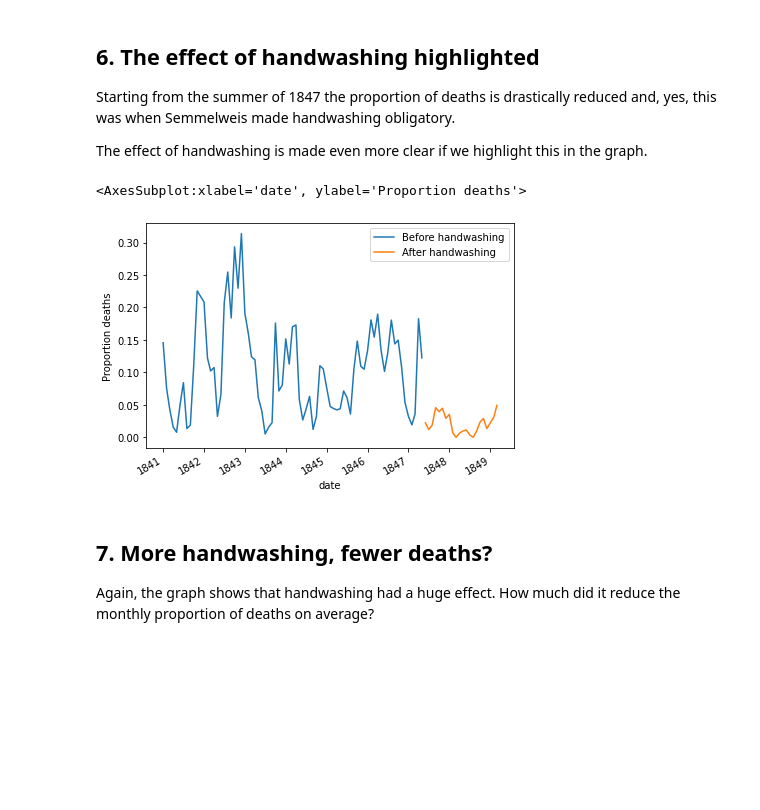
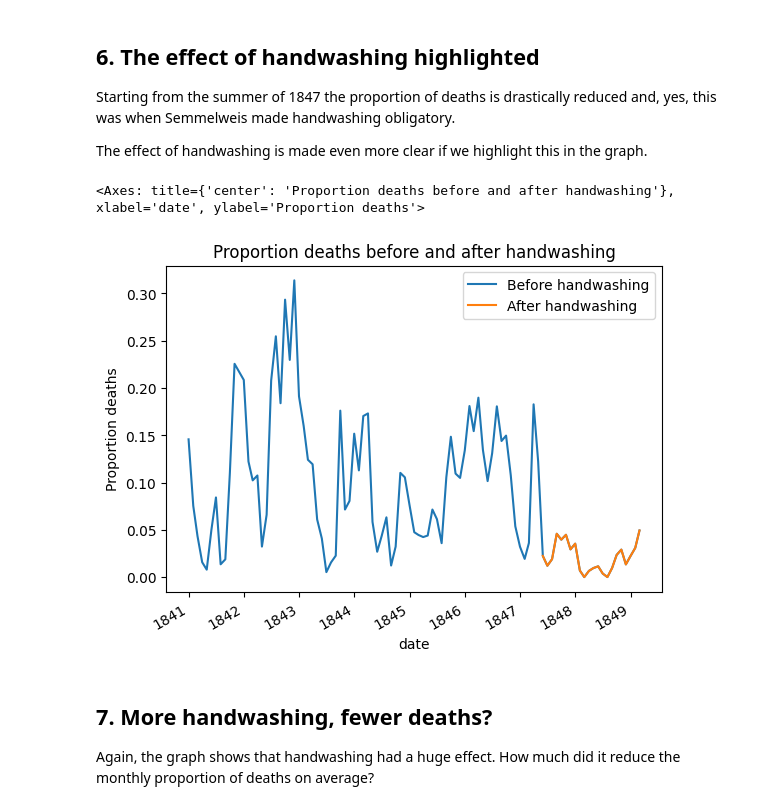
Before and after one commit to farvic/dr-semmelweis-handwashing, a Jupyter notebook: notebook.ipynb, the cells around one changed output. Saved outputs shown, nothing was run; the diff lists cells and outputs as text; code cells hidden in the pictures; blank space fills up the shorter version.

Commit message:
Fixed plot and updated readme

```diff
--- a/notebook.ipynb
+++ b/notebook.ipynb
@@ -103,19 +103,19 @@ ax = monthly.plot(x="date", y="proportion_deaths", ylabel="Proportion deaths")
 # %%
 # Date when handwashing was made mandatory
 handwashing_start = pd.to_datetime('1847-06-01')
 
-# Split monthly into before and after handwashing_start
+# Plot only the data after handwashing
 before_washing = monthly[monthly["date"] < handwashing_start]
 after_washing = monthly[monthly["date"] >= handwashing_start]
 
 # Plot monthly proportion of deaths before and after handwashing
-ax = before_washing.plot(x="date", y="proportion_deaths",
-                         label="Before handwashing")
+ax = monthly.plot(x="date", y="proportion_deaths",
+                         label="Before handwashing", title="Proportion deaths before and after handwashing")
 after_washing.plot(x="date", y="proportion_deaths",
                    label="After handwashing", ax=ax, ylabel="Proportion deaths")
 # %% [output]
-<AxesSubplot:xlabel='date', ylabel='Proportion deaths'>
+<Axes: title={'center': 'Proportion deaths before and after handwashing'}, xlabel='date', ylabel='Proportion deaths'>
-[figure, old version]
+[figure, new version]
 # %% [markdown]
 ## 7. More handwashing, fewer deaths?
 <p>Again, the graph shows that handwashing had a huge effect. How much did it reduce the monthly proportion of deaths on average?</p>
```
Also changed, not shown: parts of 3 cells of this notebook, 2 other files.
